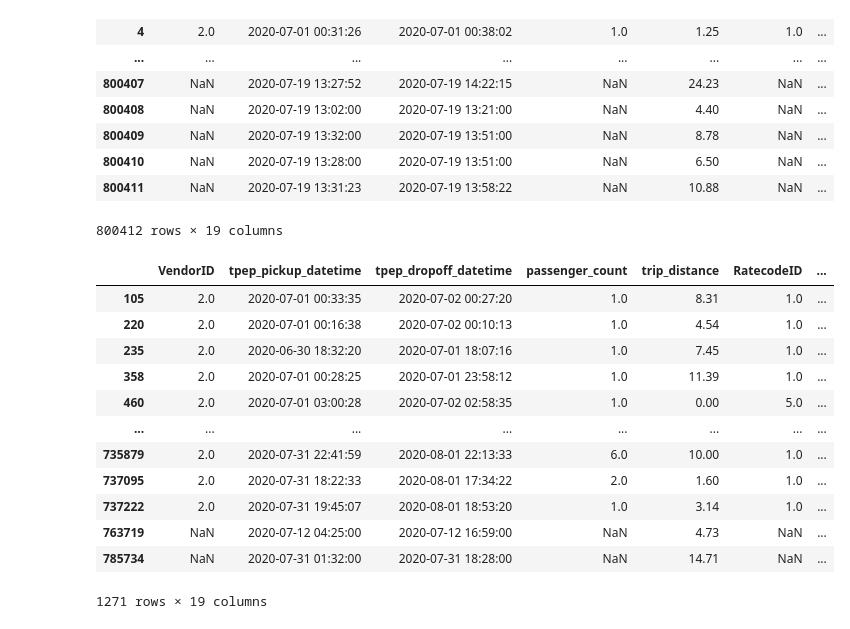
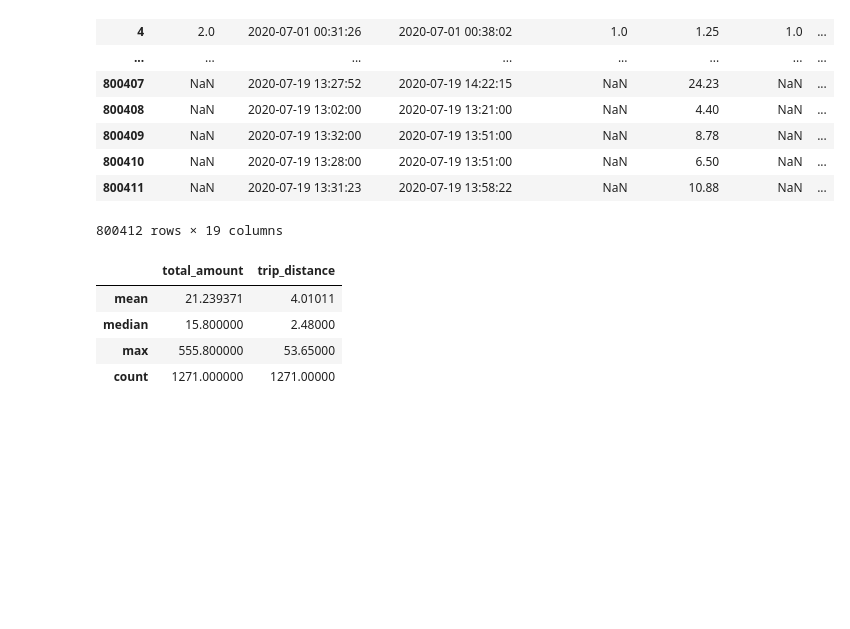
Before and after one commit to reuven/apple-2025-02February-pandas, a Jupyter notebook: 2025-03March-27.ipynb, the cells around one changed output. Saved outputs shown, nothing was run; the diff lists cells and outputs as text; code cells hidden in the pictures; blank space fills up the shorter version.

```diff
--- a/2025-03March-27.ipynb
+++ b/2025-03March-27.ipynb
@@ -867,24 +867,17 @@ filename = 'nyc_taxi_2020-07.zip'
 # %%
 # How many trips took longer than 12 hours? How much did they pay, on average? How far did they go, on average?
 
 (
     df
     .loc[
         lambda df_: df_['trip_time'] > '12 hours',   # row selector
         ['total_amount', 'trip_distance']    # column selector
     ]
+    .agg(['mean', 'median', 'max', 'count'])
 )
 # %% [output]
-|  | VendorID | tpep_pickup_datetime | tpep_dropoff_datetime | passenger_count | trip_distance | RatecodeID | ... |
-| 105 | 2.0 | 2020-07-01 00:33:35 | 2020-07-02 00:27:20 | 1.0 | 8.31 | 1.0 | ... |
-| 220 | 2.0 | 2020-07-01 00:16:38 | 2020-07-02 00:10:13 | 1.0 | 4.54 | 1.0 | ... |
-| 235 | 2.0 | 2020-06-30 18:32:20 | 2020-07-01 18:07:16 | 1.0 | 7.45 | 1.0 | ... |
-| 358 | 2.0 | 2020-07-01 00:28:25 | 2020-07-01 23:58:12 | 1.0 | 11.39 | 1.0 | ... |
-| 460 | 2.0 | 2020-07-01 03:00:28 | 2020-07-02 02:58:35 | 1.0 | 0.00 | 5.0 | ... |
-| ... | ... | ... | ... | ... | ... | ... | ... |
-| 735879 | 2.0 | 2020-07-31 22:41:59 | 2020-08-01 22:13:33 | 6.0 | 10.00 | 1.0 | ... |
-| 737095 | 2.0 | 2020-07-31 18:22:33 | 2020-08-01 17:34:22 | 2.0 | 1.60 | 1.0 | ... |
-| 737222 | 2.0 | 2020-07-31 19:45:07 | 2020-08-01 18:53:20 | 1.0 | 3.14 | 1.0 | ... |
-| 763719 | NaN | 2020-07-12 04:25:00 | 2020-07-12 16:59:00 | NaN | 4.73 | NaN | ... |
-| 785734 | NaN | 2020-07-31 01:32:00 | 2020-07-31 18:28:00 | NaN | 14.71 | NaN | ... |
+|  | total_amount | trip_distance |
+| mean | 21.239371 | 4.01011 |
+| median | 15.800000 | 2.48000 |
+| max | 555.800000 | 53.65000 |
+| count | 1271.000000 | 1271.00000 |
-1271 rows × 19 columns
```
Also changed, not shown: parts of 3 cells of this notebook.
